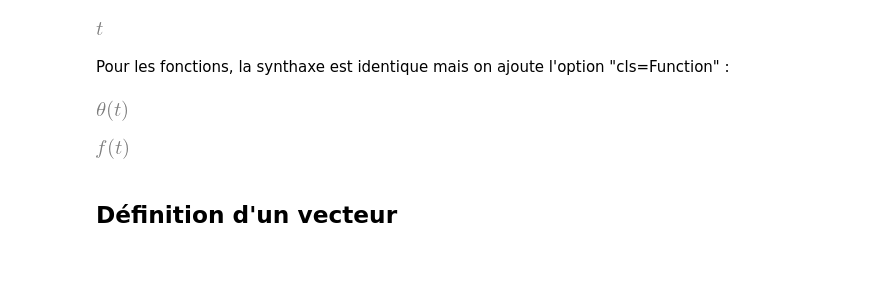
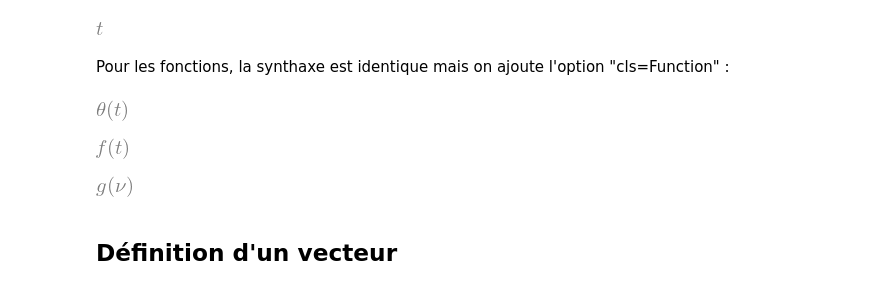
Before and after one commit to chafardon/CL-Mevib, a Jupyter notebook: SymPy.ipynb, the cells around one changed output. Cells and saved outputs as stored; diff of their text form; code cells hidden in the pictures; blank space fills up the shorter version.

```diff
--- a/SymPy.ipynb
+++ b/SymPy.ipynb
@@ -44,11 +44,12 @@ display(a , b1 , nu, t)
 # %% [markdown]
 Pour les fonctions, la synthaxe est identique mais on ajoute l'option "cls=Function" :
 # %%
-th, f = sp.symbols('theta, f',cls=sp.Function)
-display(th(t),f(t))
+th, f, g = sp.symbols('theta, f, g',cls=sp.Function)
+display(th(t),f(t),g(nu))
 # %% [output]
 [figure]
 [figure]
+[figure, added]
 # %% [markdown]
 ## Définition d'un vecteur
 # %% [markdown]
```
Also changed, not shown: parts of 20 cells of this notebook.
